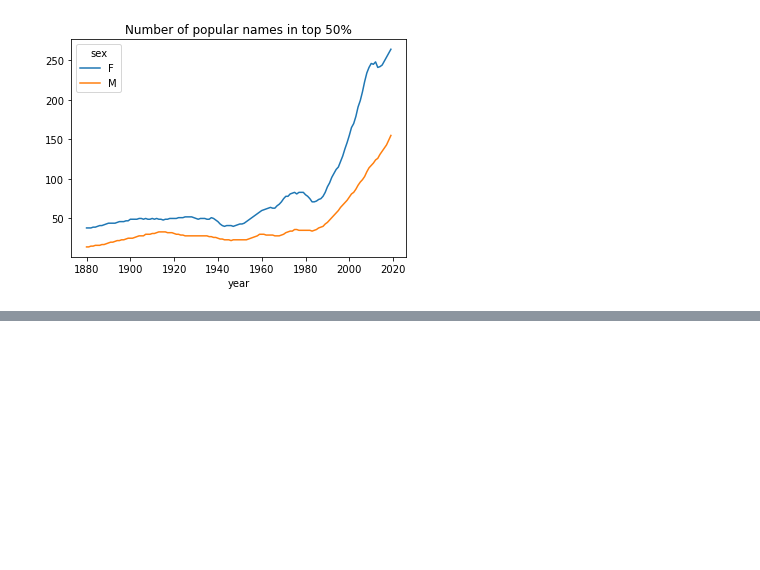
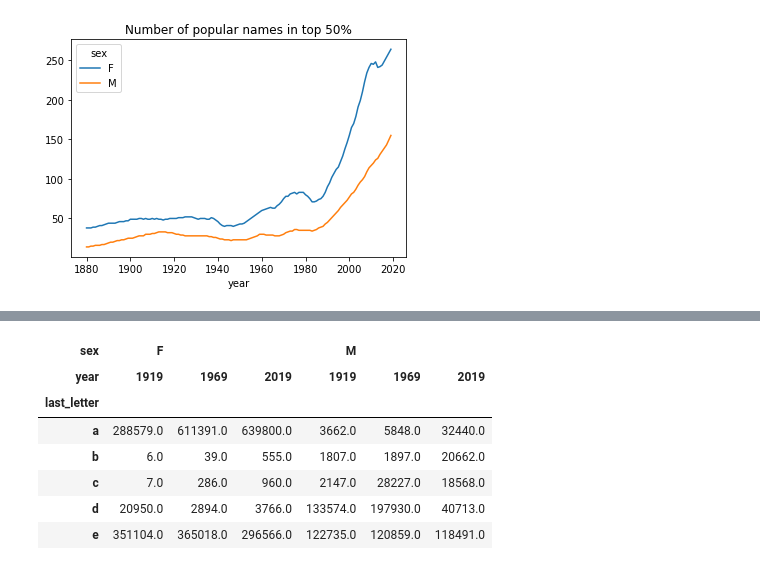
Before and after one commit to Kseniya22082003/Child_names.PD, a Jupyter notebook: Baby's_names.ipynb, the cells around one changed output, grey strips where cells are left out. Drawn from its saved outputs; the diff is of its cells as text; code cells hidden in the pictures; blank space fills up the shorter version.

```diff
--- a/Baby's_names.ipynb
+++ b/Baby's_names.ipynb
@@ -234,0 +269,11 @@ diversity.plot(title = 'Number of popular names in top 50%')
+# %%
+subtable.head()
+# %% [output]
+| sex | F |  |  | M |  |  |
+| year | 1919 | 1969 | 2019 | 1919 | 1969 | 2019 |
+| last_letter |  |  |  |  |  |  |
+| a | 288579.0 | 611391.0 | 639800.0 | 3662.0 | 5848.0 | 32440.0 |
+| b | 6.0 | 39.0 | 555.0 | 1807.0 | 1897.0 | 20662.0 |
+| c | 7.0 | 286.0 | 960.0 | 2147.0 | 28227.0 | 18568.0 |
+| d | 20950.0 | 2894.0 | 3766.0 | 133574.0 | 197930.0 | 40713.0 |
+| e | 351104.0 | 365018.0 | 296566.0 | 122735.0 | 120859.0 | 118491.0 |
```
Also changed, not shown: parts of 10 cells of this notebook.
